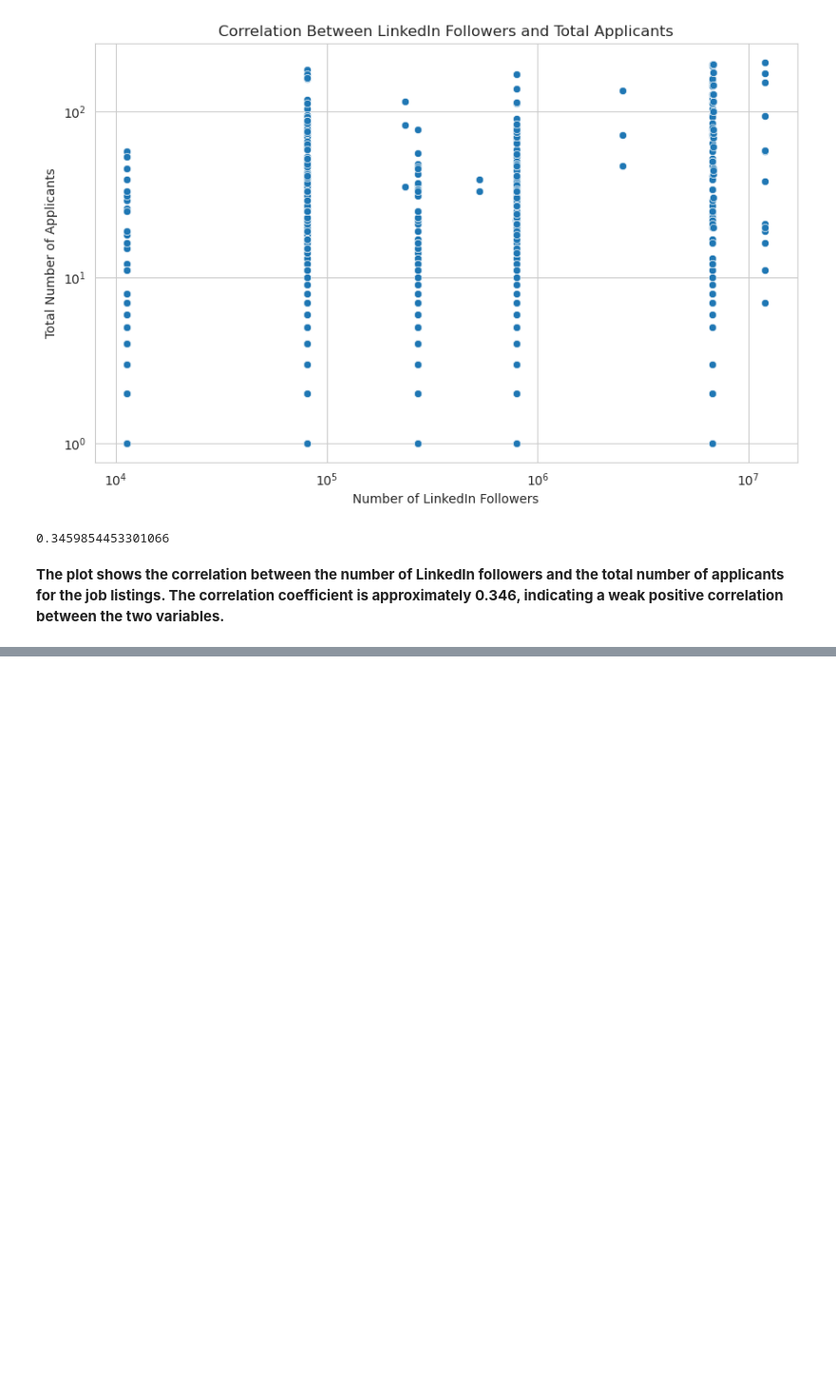
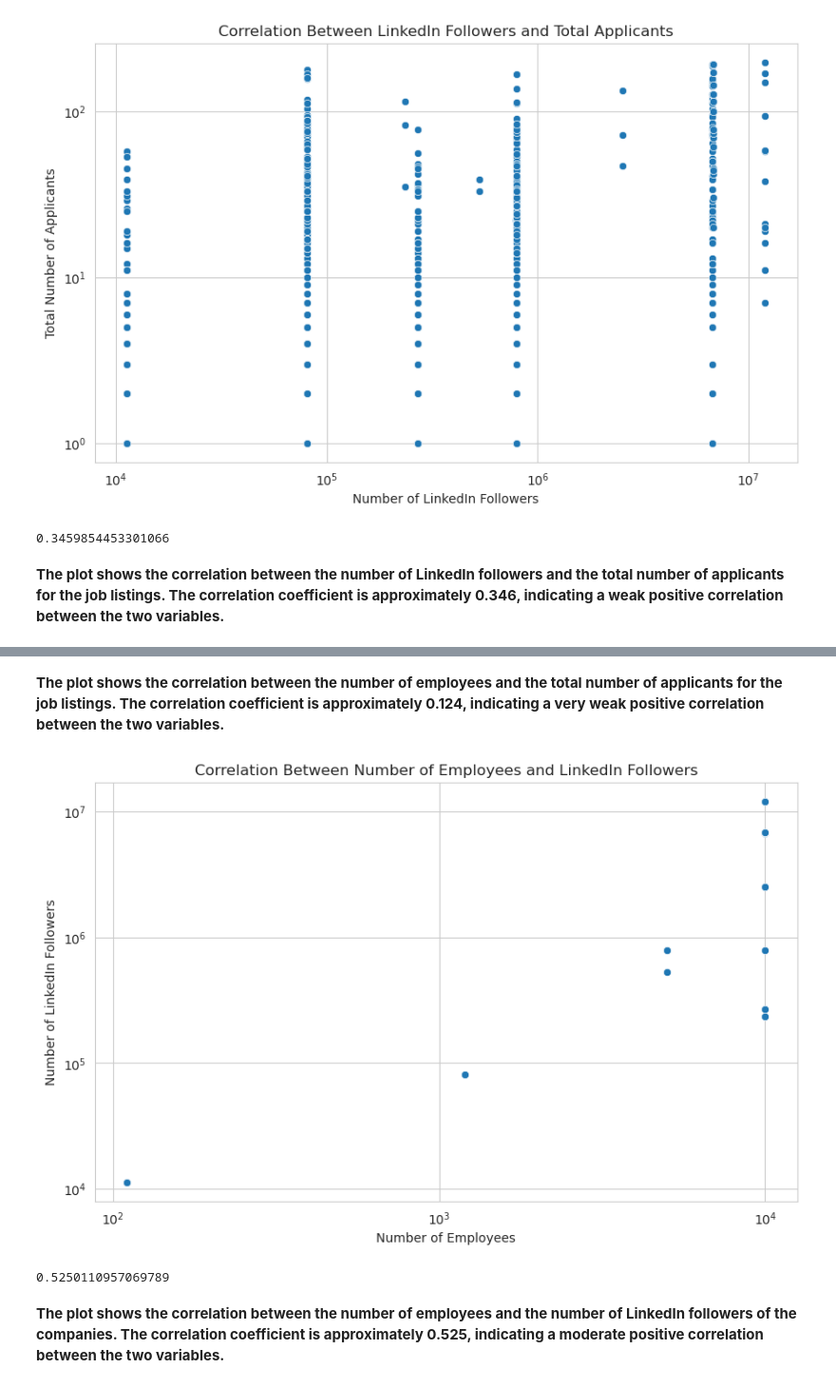
Before and after one commit to raj-rajat/LinkedIn-Tech-Jobs, a Jupyter notebook: linkedin-tech-jobs.ipynb, the cells around one changed output, grey strips where cells are left out. Shown at 95% size. Drawn from its saved outputs; the diff is of its cells as text; code cells hidden in the pictures; blank space fills up the shorter version.

Commit message:
Kaggle Notebook | LinkedIn Tech Jobs | Version 2

```diff
--- a/linkedin-tech-jobs.ipynb
+++ b/linkedin-tech-jobs.ipynb
@@ -501,0 +521,21 @@ correlation_followers_applicants
+# %% [markdown]
+**The plot shows the correlation between the number of employees and the total number of applicants for the job listings. The correlation coefficient is approximately 0.124, indicating a very weak positive correlation between the two variables.**
+# %%
+# Plot the correlation between the number of employees and the number of LinkedIn followers of the companies
+plt.figure(figsize=(10, 6))
+sns.scatterplot(x='Employee_count', y='LinkedIn_Followers', data=df)
+plt.title('Correlation Between Number of Employees and LinkedIn Followers')
+plt.xlabel('Number of Employees')
+plt.ylabel('Number of LinkedIn Followers')
+plt.xscale('log')
+plt.yscale('log')
+plt.show()
+
+# Calculate the correlation coefficient
+correlation_employees_followers = df[['Employee_count', 'LinkedIn_Followers']].corr().iloc[0, 1]
+correlation_employees_followers
+# %% [output]
+[figure, added]
+0.5250110957069789
+# %% [markdown]
+**The plot shows the correlation between the number of employees and the number of LinkedIn followers of the companies. The correlation coefficient is approximately 0.525, indicating a moderate positive correlation between the two variables.**
```
Also changed, not shown: parts of 2 cells of this notebook.
